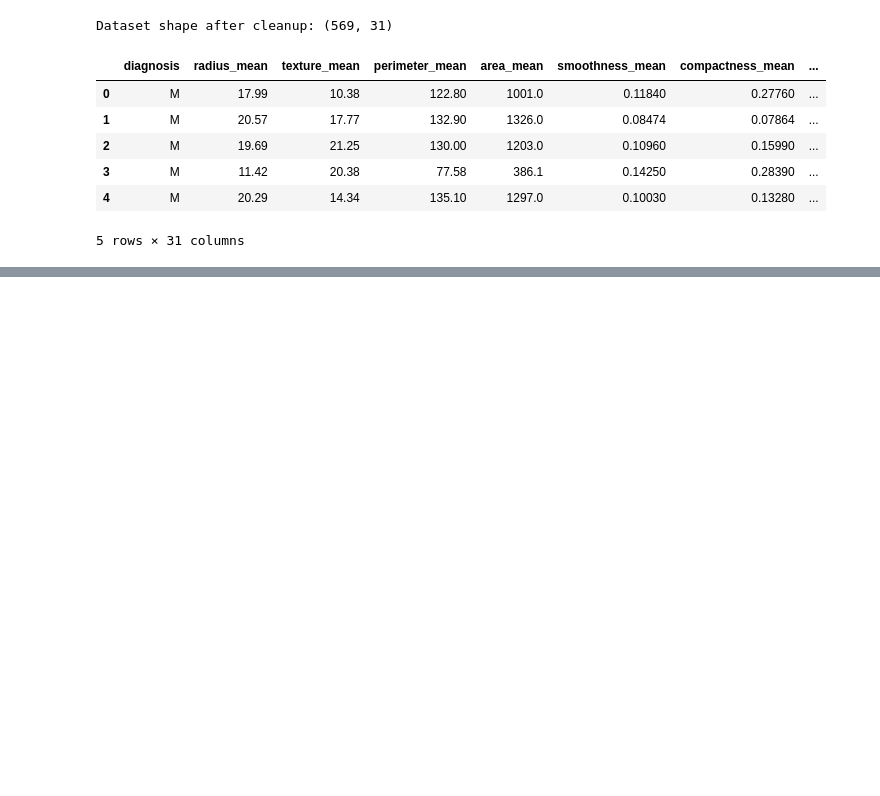
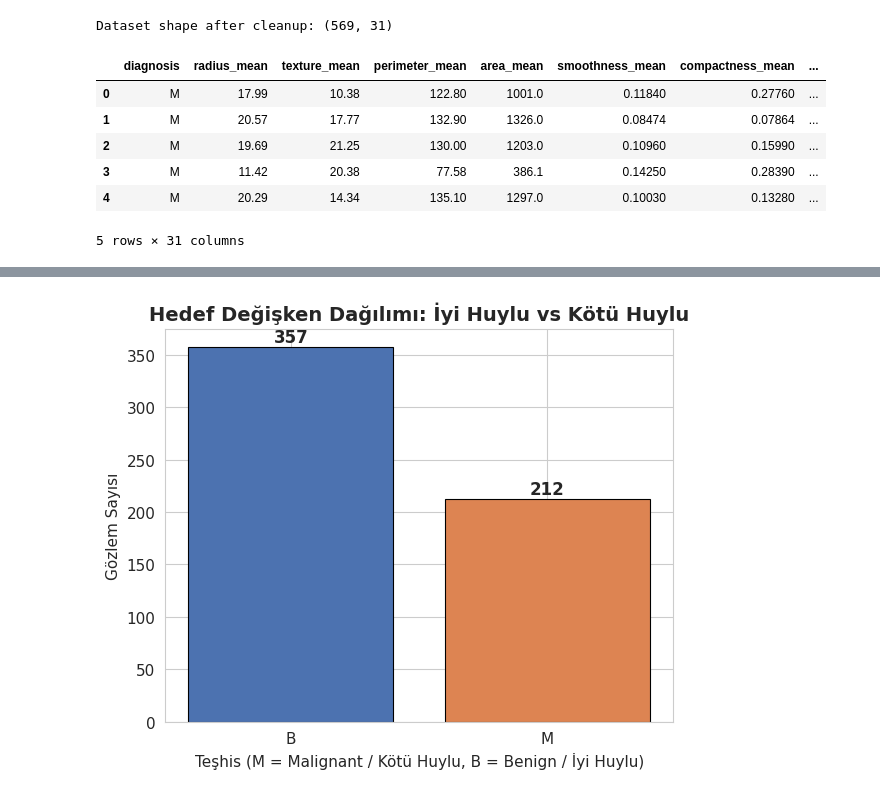
Before and after one commit to serdararici/breast-cancer-knn-svm-classification, a Jupyter notebook: Breast_Cancer_KNN_vs_SVM_HSD_Bootcamp.ipynb, the cells around one changed output, grey strips where cells are left out. Drawn from its saved outputs; the diff is of its cells as text; code cells hidden in the pictures; blank space fills up the shorter version.

Commit message:
Add exploratory data analysis with interpretations (class distribution, correlation heatmap, feature boxplots)

```diff
--- a/Breast_Cancer_KNN_vs_SVM_HSD_Bootcamp.ipynb
+++ b/Breast_Cancer_KNN_vs_SVM_HSD_Bootcamp.ipynb
@@ -142,0 +181,9 @@ Dataset shape after cleanup: (569, 31)
+# %%
+# Count and percentage of each class
+class_counts = df["diagnosis"].value_counts()
+class_pct = df["diagnosis"].value_counts(normalize=True) * 100
+
+print("Class counts:")
+print(class_counts)
+print("\nClass percentages:")
+print(class_pct.round(2))
@@ -142,0 +202,24 @@ Dataset shape after cleanup: (569, 31)
+# %%
+# Visualize the class distribution as a bar chart
+# Explicitly map colors to labels to avoid mismatches caused by alphabetical sorting
+color_map = {"B": "#4C72B0", "M": "#DD8452"}  # blue = Benign, orange = Malignant
+bar_colors = [color_map[label] for label in class_counts.index]
+
+fig, ax = plt.subplots(figsize=(6, 5))
+bars = ax.bar(class_counts.index, class_counts.values, color=bar_colors, edgecolor="black", linewidth=0.8)
+
+# Add count labels on top of each bar
+for bar, count in zip(bars, class_counts.values):
+    ax.text(bar.get_x() + bar.get_width() / 2, bar.get_height() + 5,
+            str(count), ha="center", fontsize=12, fontweight="bold")
+
+ax.set_title("Hedef Değişken Dağılımı: İyi Huylu vs Kötü Huylu", fontsize=14, fontweight="bold")
+ax.set_xlabel("Teşhis (M = Malignant / Kötü Huylu, B = Benign / İyi Huylu)")
+ax.set_ylabel("Gözlem Sayısı")
+plt.tight_layout()
+
+# Save the figure so we can reuse it in the Medium article and GitHub README
+plt.savefig("class_distribution.png", bbox_inches="tight", dpi=150)
+plt.show()
+# %% [output]
+[figure, added]
```
Also changed, not shown: parts of 10 cells of this notebook.
